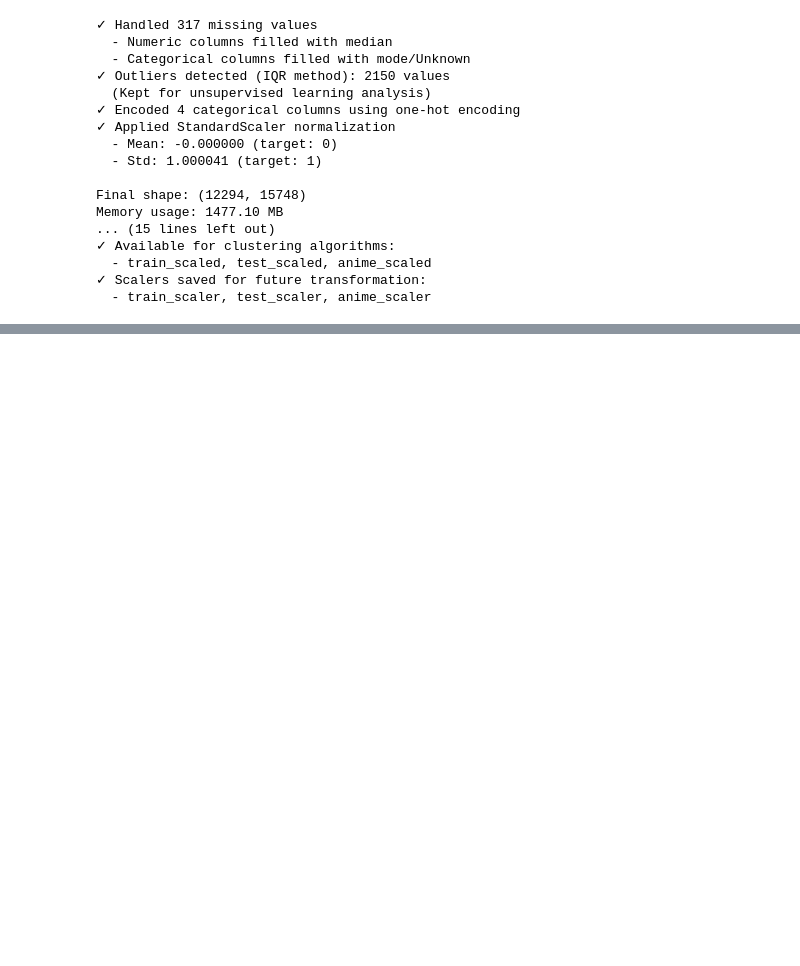
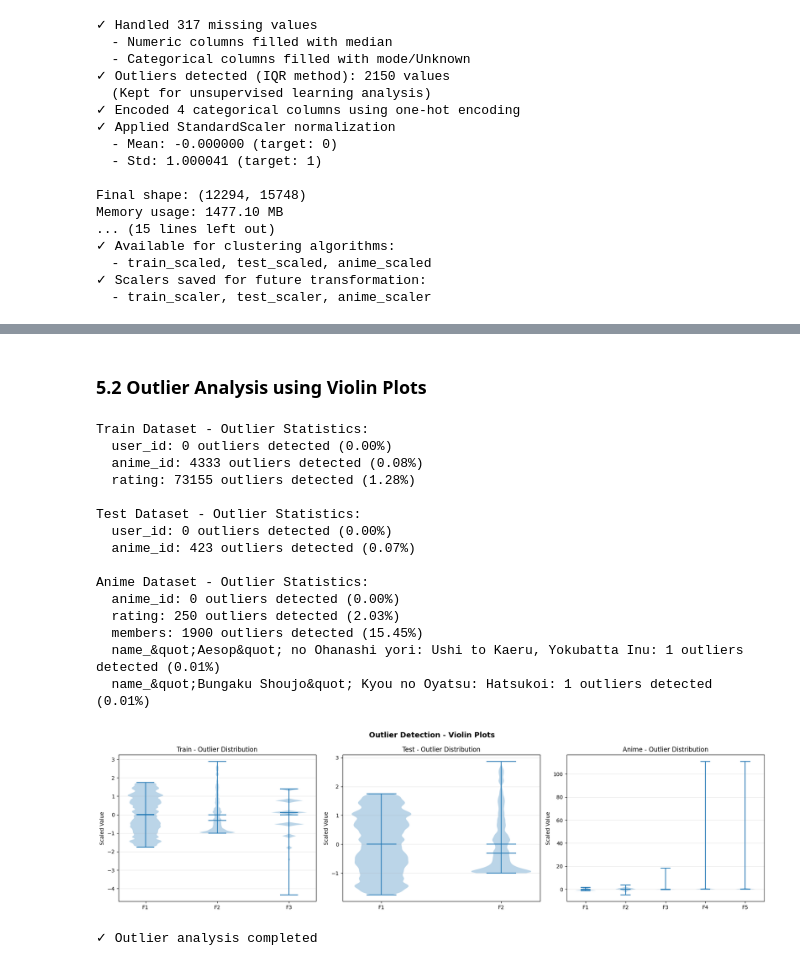
Before and after one commit to mneo823/25_NM_TM_PTDS_Classification_Project, a Jupyter notebook: model.ipynb, the cells around one changed output, grey strips where cells are left out. Cells and saved outputs as stored; diff of their text form; code cells hidden in the pictures; blank space fills up the shorter version.

```diff
--- a/model.ipynb
+++ b/model.ipynb
@@ -436,0 +822,16 @@ Memory usage: 1477.10 MB
+# %%
+print("Significance level: α = 0.05\n")
+
+if len(common_cols) > 0:
+    print("Comparing distributions between Train and Test datasets:")
+    print(f"{'Column':<30} {'KS-Statistic':<15} {'p-value':<15} {'Same Dist?'}")
+    print("-" * 75)
+
+    for col in common_cols[:5]:
+        train_data = train_numeric[col].dropna()
+        test_data = test_numeric[col].dropna()
+
+        if len(train_data) > 1 and len(test_data) > 1:
+            stat, p_value = ks_2samp(train_data, test_data)
+            same_dist = "Yes" if p_value > 0.05 else "No"
+            print(f"{col:<30} {stat:<15.4f} {p_value:<15.6f} {same_dist}")
@@ -436,0 +897,46 @@ Memory usage: 1477.10 MB
+# %% [markdown]
+### 5.2 Outlier Analysis using Violin Plots
+# %%
+fig, axes = plt.subplots(1, 3, figsize=(18, 5))
+fig.suptitle('Outlier Detection - Violin Plots', fontsize=14, fontweight='bold')
+
+for idx, (name, df_scaled) in enumerate(datasets_list):
+    # Prepare data for violin plot
+    data_list = [df_scaled.iloc[:, i] for i in range(min(5, df_scaled.shape[1]))]
+    labels = [f'F{i+1}' for i in range(min(5, df_scaled.shape[1]))]
+
+    axes[idx].violinplot(data_list, positions=range(len(data_list)), showmeans=True, showmedians=True)
+    axes[idx].set_xticks(range(len(labels)))
+    axes[idx].set_xticklabels(labels)
+    axes[idx].set_title(f'{name} - Outlier Distribution')
+    axes[idx].set_ylabel('Scaled Value')
+    axes[idx].grid(True, alpha=0.3, axis='y')
+
+    print(f"\n{name} Dataset - Outlier Statistics:")
+    for col in df_scaled.columns[:5]:
+        Q1 = df_scaled[col].quantile(0.25)
+        Q3 = df_scaled[col].quantile(0.75)
+        IQR = Q3 - Q1
+        outliers = ((df_scaled[col] < (Q1 - 1.5 * IQR)) | (df_scaled[col] > (Q3 + 1.5 * IQR))).sum()
+        print(f"  {col}: {outliers} outliers detected ({outliers/len(df_scaled)*100:.2f}%)")
+
+plt.tight_layout()
+plt.show()
+# %% [output]
+Train Dataset - Outlier Statistics:
+  user_id: 0 outliers detected (0.00%)
+  anime_id: 4333 outliers detected (0.08%)
+  rating: 73155 outliers detected (1.28%)
+
+Test Dataset - Outlier Statistics:
+  user_id: 0 outliers detected (0.00%)
+  anime_id: 423 outliers detected (0.07%)
+
+Anime Dataset - Outlier Statistics:
+  anime_id: 0 outliers detected (0.00%)
+  rating: 250 outliers detected (2.03%)
+  members: 1900 outliers detected (15.45%)
+  name_&quot;Aesop&quot; no Ohanashi yori: Ushi to Kaeru, Yokubatta Inu: 1 outliers detected (0.01%)
+  name_&quot;Bungaku Shoujo&quot; Kyou no Oyatsu: Hatsukoi: 1 outliers detected (0.01%)
+[figure, added]
+✓ Outlier analysis completed
```
Also changed, not shown: parts of 35 cells of this notebook, 2 other files.
